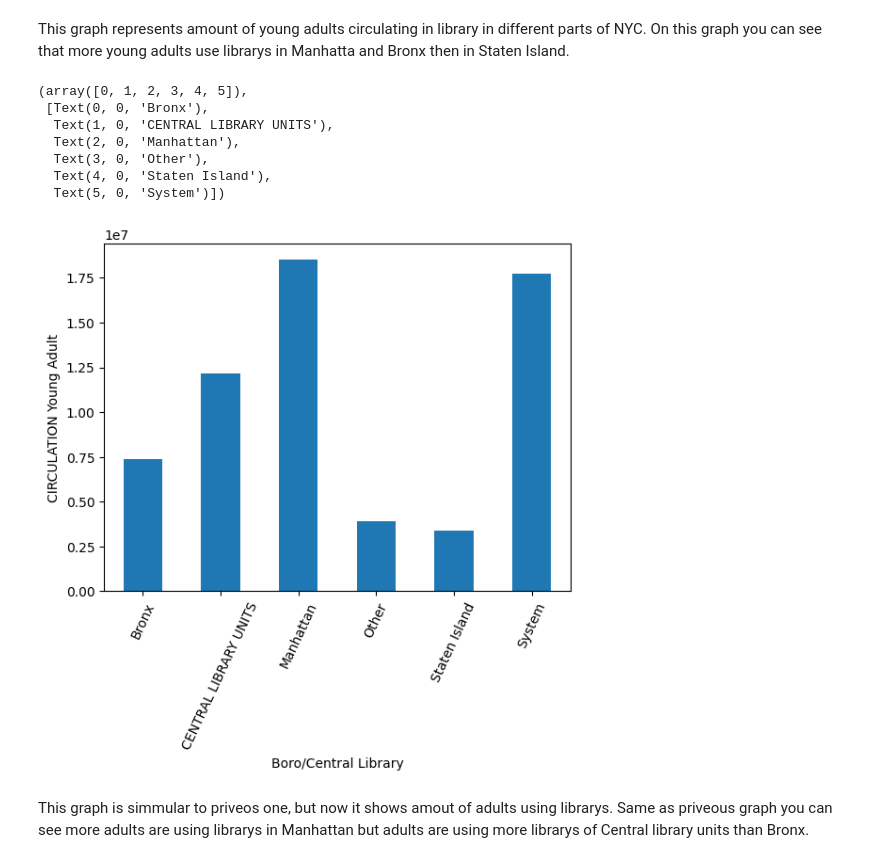
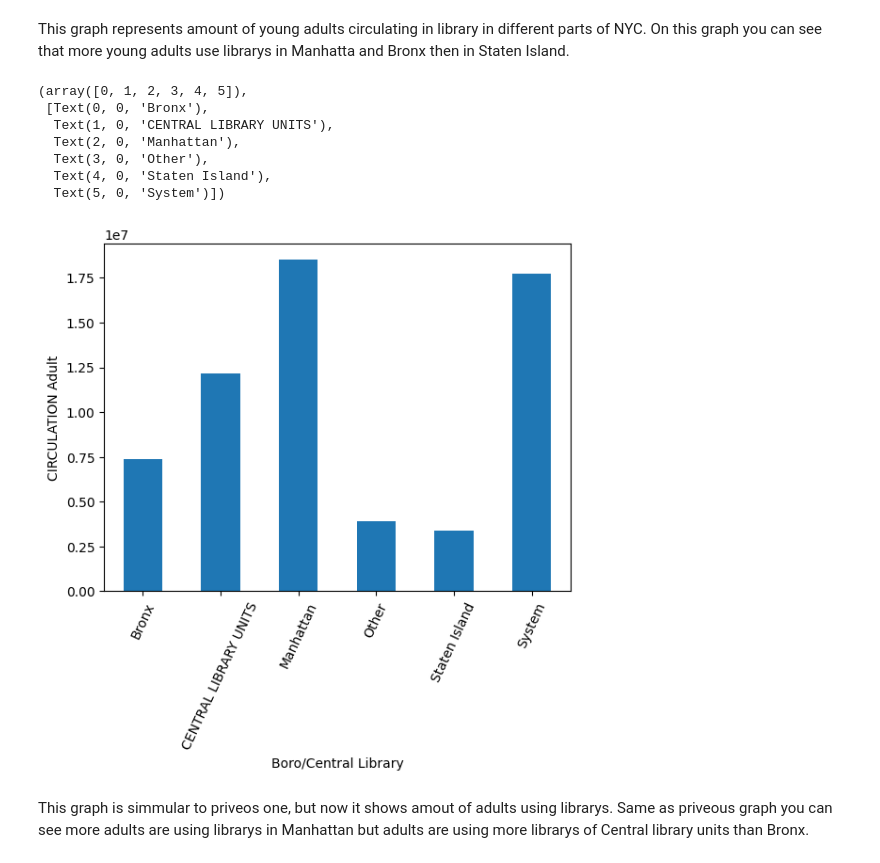
Before and after one commit to nikitaNotvas/python_unit2_data_science, a Jupyter notebook: project.ipynb, the cells around one changed output. Cells and saved outputs as stored; diff of their text form; code cells hidden in the pictures.

```diff
--- a/project.ipynb
+++ b/project.ipynb
@@ -33,17 +33,17 @@ On this graph you can see that more young adults use librarys in Manhatta and Br
 # %%
 graph2 = df.groupby('Boro/Central Library')['CIRCULATION Adult'].sum()#colects data from csv file about circulation of adults.
 # %%
-graph2.plot(kind="bar",ylabel='CIRCULATION Young Adult')
+graph2.plot(kind="bar",ylabel='CIRCULATION Adult')
 plt.xticks(rotation=65)#xticks rotates names of x values in ordert to make it easy to read
 # %% [output]
 (array([0, 1, 2, 3, 4, 5]),
  [Text(0, 0, 'Bronx'),
   Text(1, 0, 'CENTRAL LIBRARY UNITS'),
   Text(2, 0, 'Manhattan'),
   Text(3, 0, 'Other'),
   Text(4, 0, 'Staten Island'),
   Text(5, 0, 'System')])
-[figure, old version]
+[figure, new version]
 # %% [markdown]
 This graph is simmular to priveos one, but now it shows amout of adults using librarys.
 Same as priveous graph you can see more adults are using librarys in Manhattan but adults are using more librarys of Central library units than Bronx.
```
Also changed, not shown: 1 other file.
